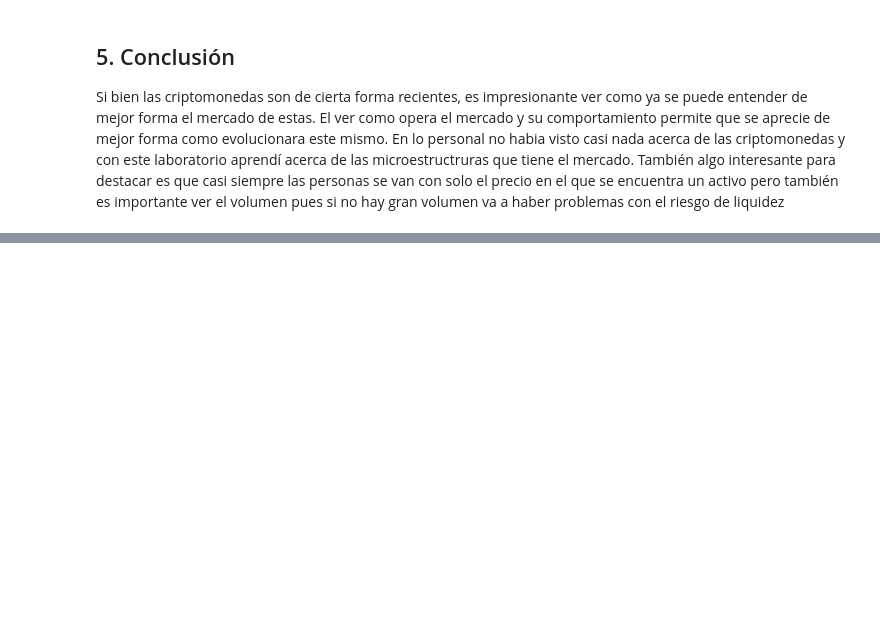
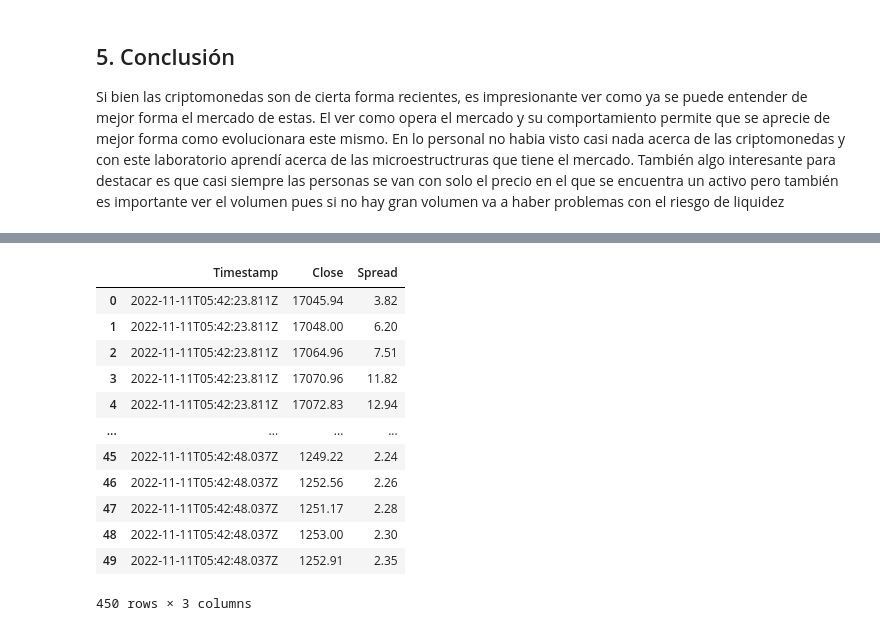
Before and after one commit to EmilianoMena/Laboratorio_4, a Jupyter notebook: notebook.ipynb, the cells around one changed output, grey strips where cells are left out. Drawn from its saved outputs; the diff is of its cells as text; code cells hidden in the pictures; blank space fills up the shorter version.

```diff
--- a/notebook.ipynb
+++ b/notebook.ipynb
@@ -29,0 +70,16 @@ Si bien las criptomonedas son de cierta forma recientes, es impresionante ver co
+# %%
+m.mm
+# %% [output]
+|  | Timestamp | Close | Spread |
+| 0 | 2022-11-11T05:42:23.811Z | 17045.94 | 3.82 |
+| 1 | 2022-11-11T05:42:23.811Z | 17048.00 | 6.20 |
+| 2 | 2022-11-11T05:42:23.811Z | 17064.96 | 7.51 |
+| 3 | 2022-11-11T05:42:23.811Z | 17070.96 | 11.82 |
+| 4 | 2022-11-11T05:42:23.811Z | 17072.83 | 12.94 |
+| ... | ... | ... | ... |
+| 45 | 2022-11-11T05:42:48.037Z | 1249.22 | 2.24 |
+| 46 | 2022-11-11T05:42:48.037Z | 1252.56 | 2.26 |
+| 47 | 2022-11-11T05:42:48.037Z | 1251.17 | 2.28 |
+| 48 | 2022-11-11T05:42:48.037Z | 1253.00 | 2.30 |
+| 49 | 2022-11-11T05:42:48.037Z | 1252.91 | 2.35 |
+450 rows × 3 columns
```
Also changed, not shown: parts of 4 cells of this notebook, 4 other files.
